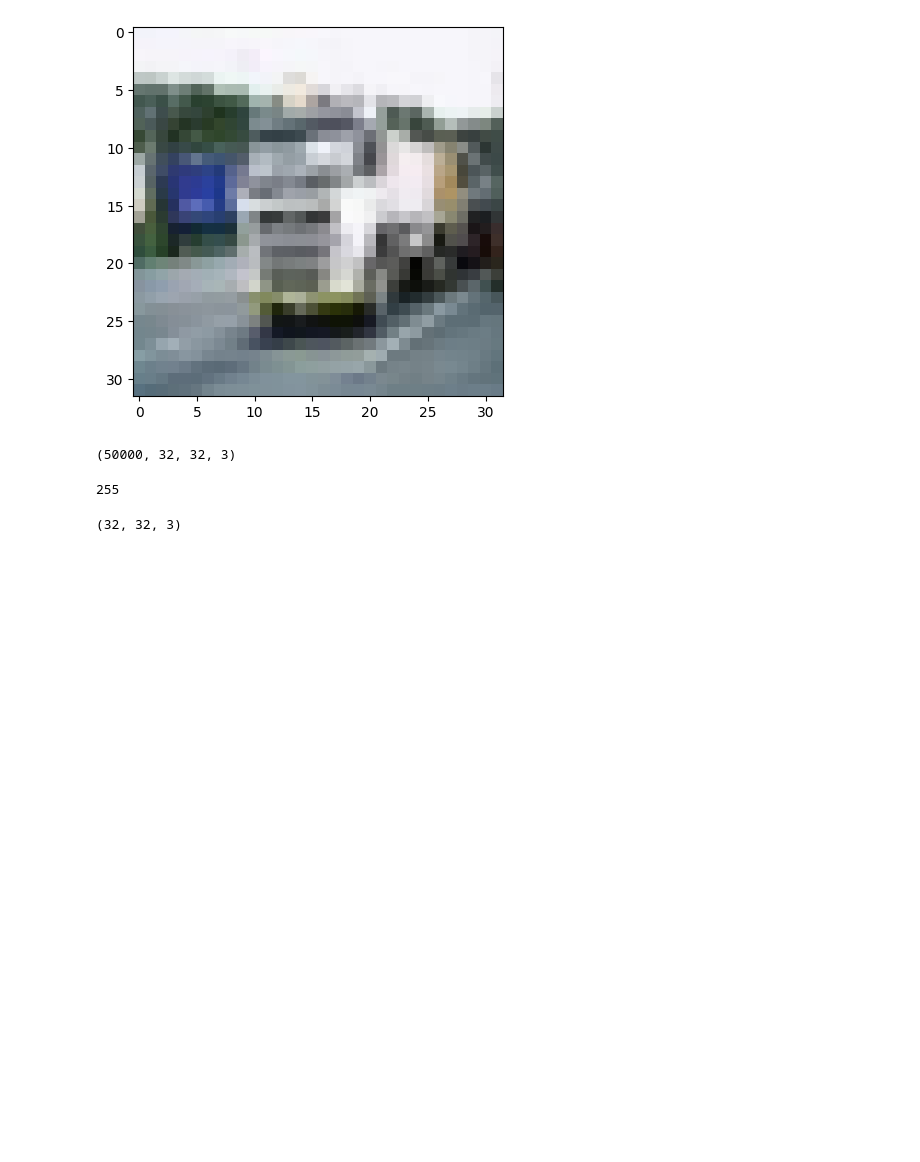
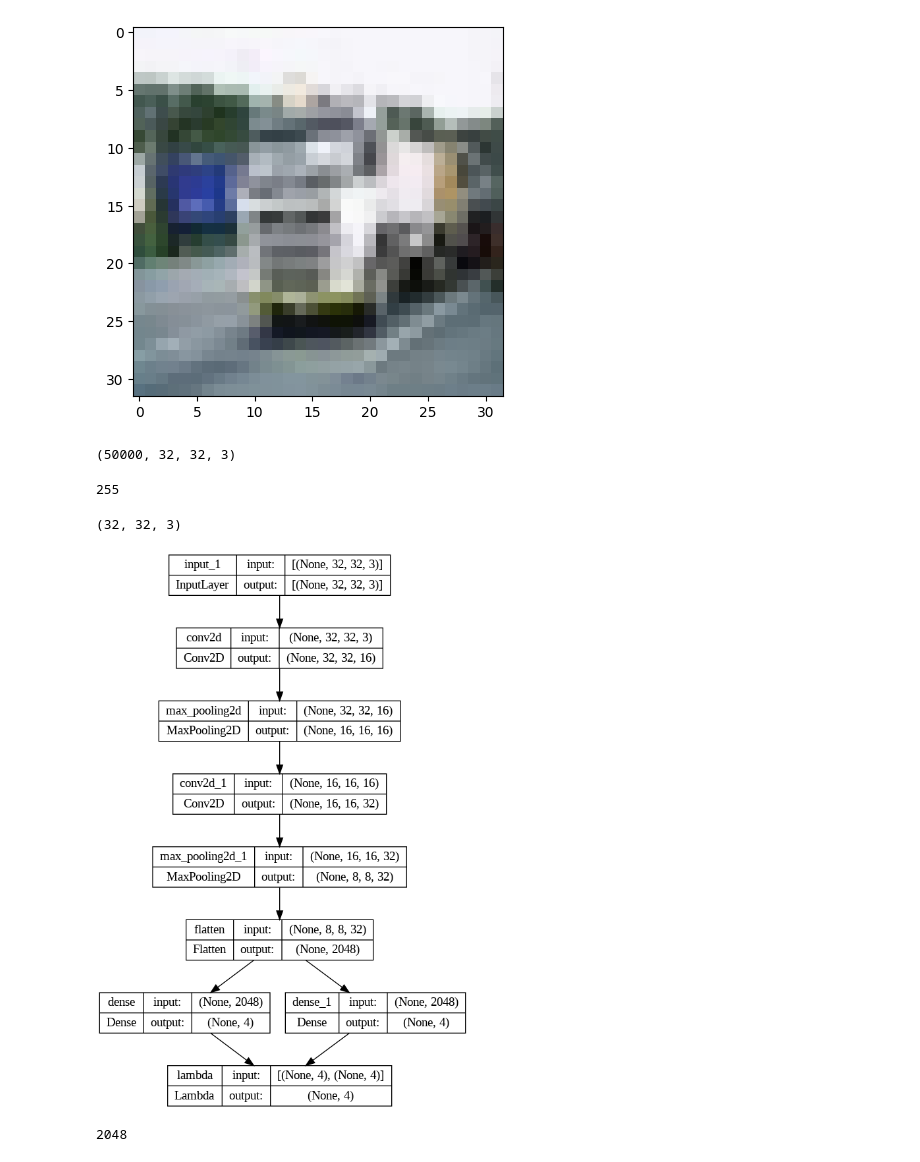
Before and after one commit to Venchislav/Neural-Networks, a Jupyter notebook: CIFAR10_VAE.ipynb, the cells around one changed output. Cells and saved outputs as stored; diff of their text form; code cells hidden in the pictures; blank space fills up the shorter version.

```diff
--- a/CIFAR10_VAE.ipynb
+++ b/CIFAR10_VAE.ipynb
@@ -48,0 +60,20 @@ x = layers.MaxPool2D((2, 2))(x)
+# %%
+z_mu = layers.Dense(dimensions)(x)
+z_sigma = layers.Dense(dimensions)(x)
+# %%
+def sample_z(args):
+  z_mu, z_sigma = args
+  eps = K.random_normal(shape=(K.shape(z_mu)[0], K.int_shape(z_mu)[1]))
+  return z_mu + K.exp(z_sigma / 2) * eps
+# %%
+z = layers.Lambda(sample_z, output_shape=dimensions)([z_mu, z_sigma])
+# %%
+encoder = Model(input_img, [z_mu, z_sigma, z], name='encoder')
+# %%
+keras.utils.plot_model(encoder, show_shapes=True)
+# %% [output]
+[figure, added]
+# %%
+conv_shape[1] * conv_shape[2] * conv_shape[3]
+# %% [output]
+2048
```
Also changed, not shown: parts of 18 cells of this notebook.
